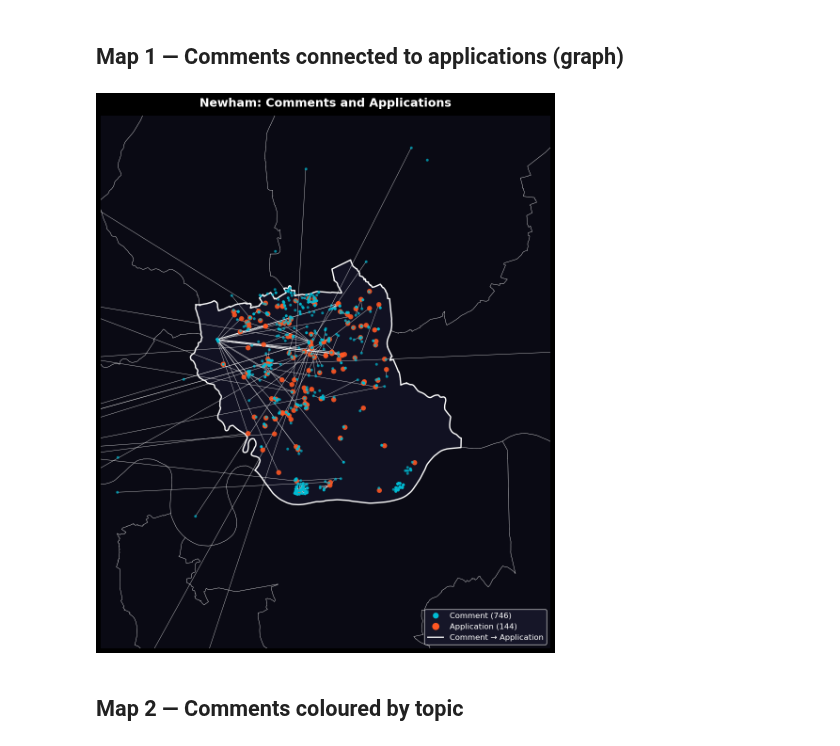
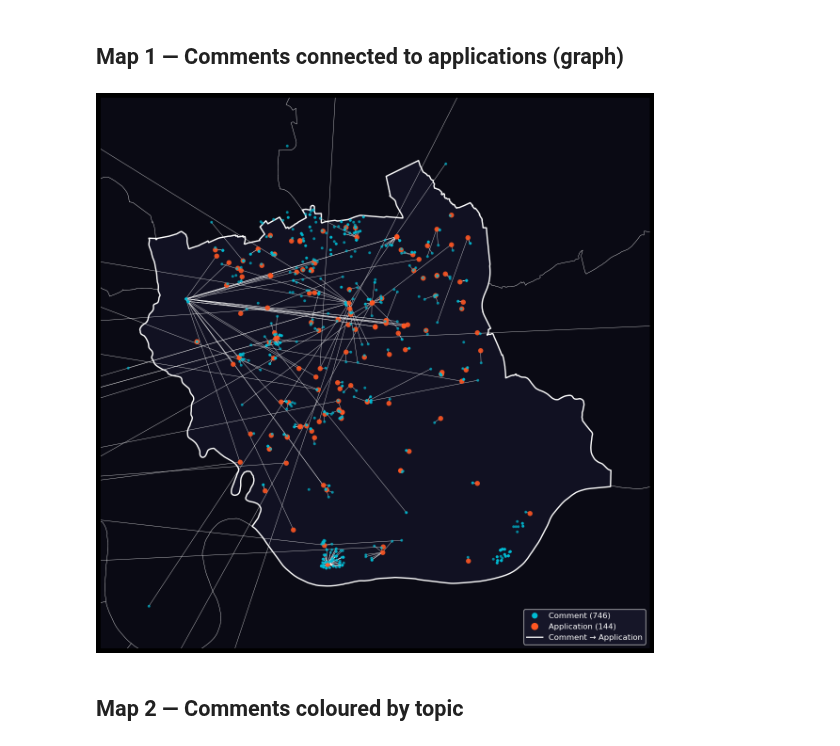
Before and after one commit to Bea-Taylor/nimby_nlp, a Jupyter notebook: notebooks/07_newham_maps.ipynb, the cells around one changed output. Cells and saved outputs as stored; diff of their text form; code cells hidden in the pictures.

```diff
--- a/notebooks/07_newham_maps.ipynb
+++ b/notebooks/07_newham_maps.ipynb
@@ -121,7 +121,7 @@ linked = newham_c.dropna(subset=["lat", "lon", "centroid_lat", "centroid_lon"])
 
 # Newham bounding box (used to clip map extent)
 _bounds = newham_boundary.to_crs("EPSG:4326").total_bounds
-_pad = 0.04
+_pad = 0.01
 MAP_XLIM = (_bounds[0] - _pad, _bounds[2] + _pad)
 MAP_YLIM = (_bounds[1] - _pad, _bounds[3] + _pad)
 
@@ -162,7 +162,7 @@ def _base_map(ax, title):
 
 # ── Map 1: graph ──────────────────────────────────────────────────────────────
 fig, ax = plt.subplots(figsize=(12, 12), facecolor="black")
-_base_map(ax, "Newham: Comments and Applications")
+_base_map(ax, "")
 
 for _, row in linked.iterrows():
     ax.plot(
@@ -170,34 +170,34 @@ for _, row in linked.iterrows():
         [row["lat"], row["centroid_lat"]],
         color="white", alpha=0.8, linewidth=0.6, zorder=1,
     )
 
 has_coords = newham_c.dropna(subset=["lat", "lon"])
 ax.scatter(
     app_centroids_commented["centroid_lon"], app_centroids_commented["centroid_lat"],
     color="#ff5722", s=60, alpha=0.9, zorder=3, linewidths=0,
 )
 ax.scatter(
     has_coords["lon"], has_coords["lat"],
     color="#00bcd4", s=18, alpha=0.7, zorder=4, linewidths=0,
 )
 
 legend_handles = [
     mlines.Line2D([], [], color="#00bcd4", marker="o", linestyle="None",
                   markersize=8, label=f"Comment ({len(has_coords)})"),
     mlines.Line2D([], [], color="#ff5722", marker="o", linestyle="None",
                   markersize=10, label=f"Application ({len(app_centroids_commented)})"),
     mlines.Line2D([], [], color="white", alpha=0.9, linewidth=2,
                   label="Comment → Application"),
 ]
 ax.legend(handles=legend_handles, loc="lower right",
           facecolor="#1a1a2e", edgecolor="white", labelcolor="white", fontsize=12)
 
 plt.tight_layout()
 plt.savefig(FIGURES_DIR / "newham_comment_application_graph.png",
             dpi=150, bbox_inches="tight", facecolor="black")
 plt.show()
 # %% [output]
-[figure, old version]
+[figure, new version]
 # %% [markdown]
 ## Map 2 — Comments coloured by topic
 # %%
```
Also changed, not shown: parts of 3 cells of this notebook, 13 other files.
